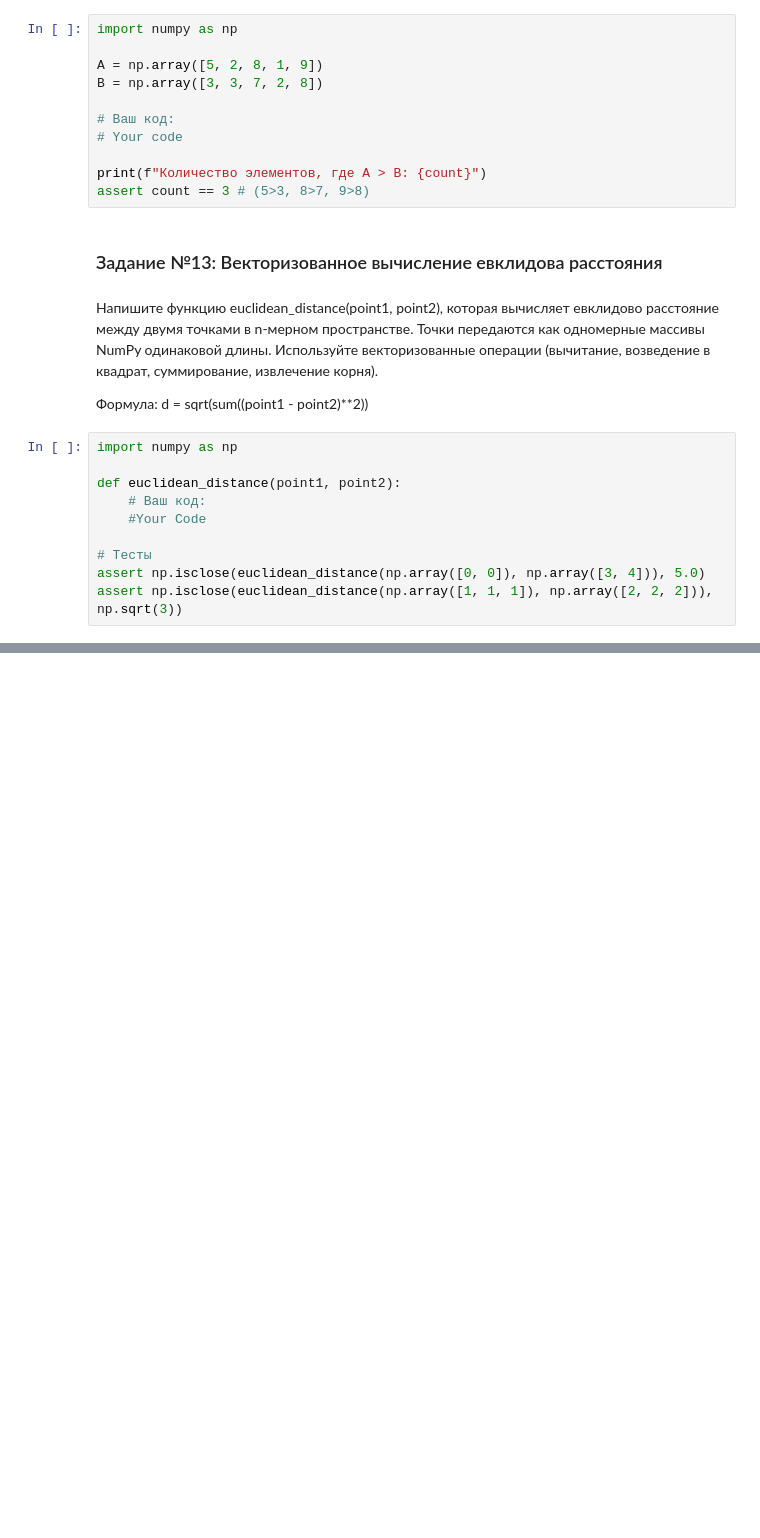
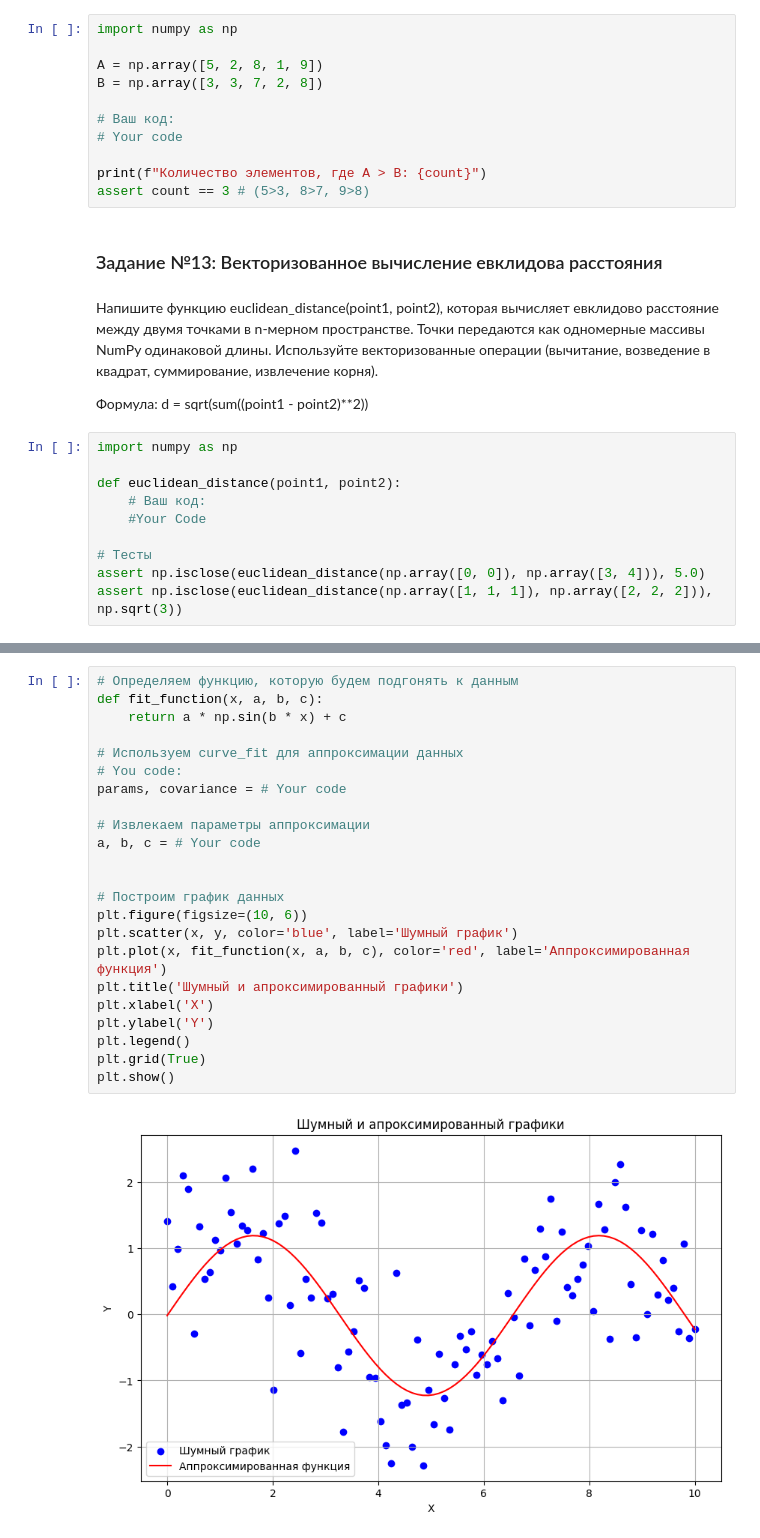
Before and after one commit to GffGreat/PythonAdvSmolGU, a Jupyter notebook: Clean_Seminar_02.ipynb, the cells around one changed output, grey strips where cells are left out. Cells and saved outputs as stored; diff of their text form; blank space fills up the shorter version.

```diff
--- a/Clean_Seminar_02.ipynb
+++ b/Clean_Seminar_02.ipynb
@@ -347,0 +497,25 @@ assert np.isclose(euclidean_distance(np.array([1, 1, 1]), np.array([2, 2, 2])),
+# %%
+# Определяем функцию, которую будем подгонять к данным
+def fit_function(x, a, b, c):
+    return a * np.sin(b * x) + c
+
+# Используем curve_fit для аппроксимации данных
+# You code:
+params, covariance = # Your code
+
+# Извлекаем параметры аппроксимации
+a, b, c = # Your code
+
+
+# Построим график данных
+plt.figure(figsize=(10, 6))
+plt.scatter(x, y, color='blue', label='Шумный график')
+plt.plot(x, fit_function(x, a, b, c), color='red', label='Аппроксимированная функция')
+plt.title('Шумный и апроксимированный графики')
+plt.xlabel('X')
+plt.ylabel('Y')
+plt.legend()
+plt.grid(True)
+plt.show()
+# %% [output]
+[figure, added]
```
Also changed, not shown: parts of 13 cells of this notebook.
